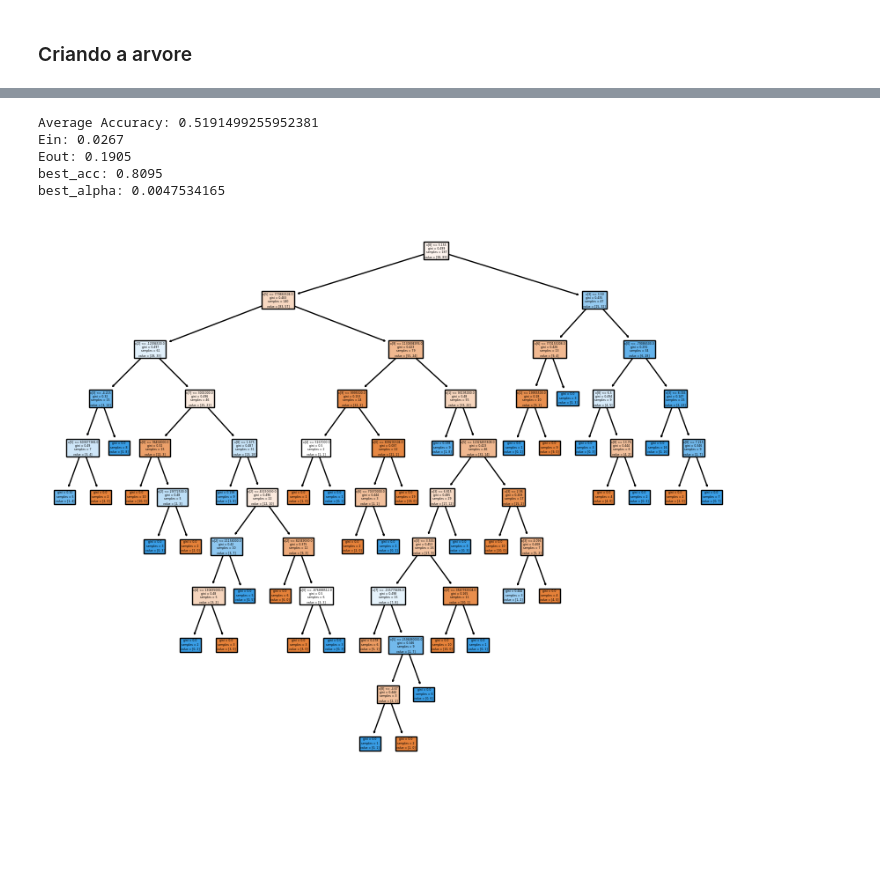
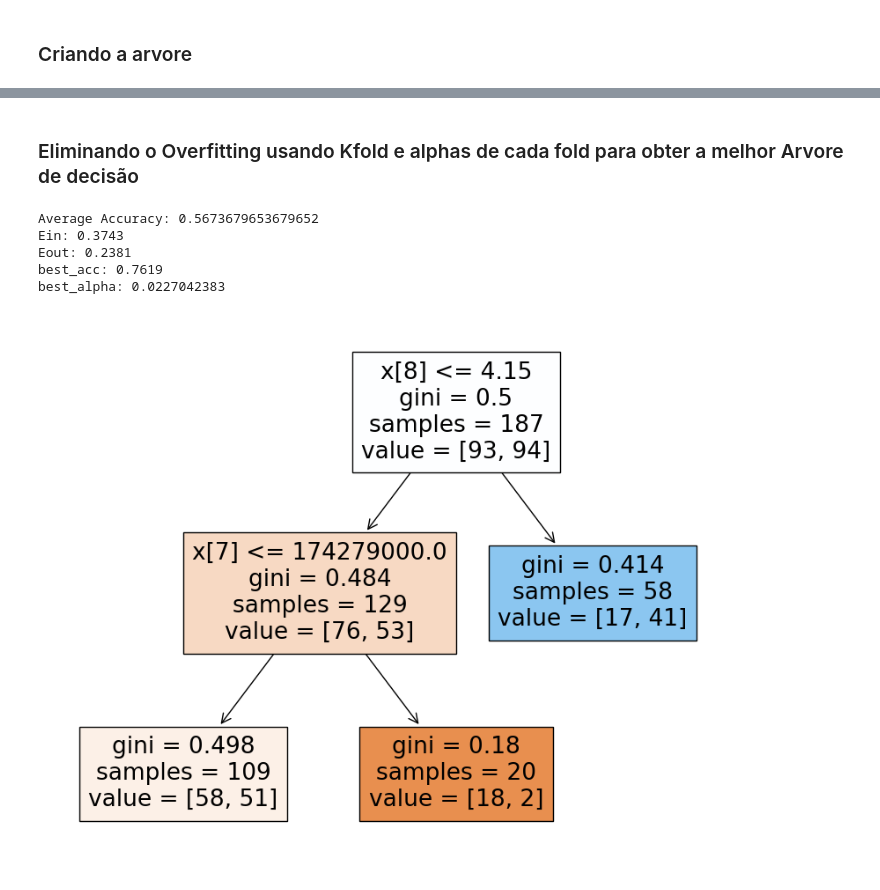
Before and after one commit to HodricVieira/Reconhecimento-de-digitos-ML-2023.2, a Jupyter notebook: Projeto 2/arvore_acoes.ipynb, the cells around one changed output, grey strips where cells are left out. Saved outputs shown, nothing was run; the diff lists cells and outputs as text; code cells hidden in the pictures; blank space fills up the shorter version.

```diff
--- a/Projeto 2/arvore_acoes.ipynb
+++ b/Projeto 2/arvore_acoes.ipynb
@@ -115,7 +103,4 @@ Text(0.5, 1.0, 'Total Impurity vs effective alpha for training set')
 # %%
-# Remove a última entrada de ccp_alphas
-ccp_alphas = ccp_alphas[:-1]
-
 # Loop para treinar uma árvore de decisão para cada valor de ccp_alpha
 trees = []
 for alpha in ccp_alphas:
@@ -127,3 +112,28 @@ for alpha in ccp_alphas:
 
     # Adiciona a árvore treinada à lista de árvores
     trees.append(clf)
+
+train_scores = [clf.score(X_train, Y_train) for clf in trees]
+val_scores = []
+
+best_score = 0
+best_alpha = 1
+
+for i in range(len(trees)):
+    score = trees[i].score(X_val, Y_val)
+    val_scores.append(score)
+    if score > best_score:
+        best_score = score
+        best_alpha = ccp_alphas[i]
+
+print(f'--> Best score: {best_score:.6f}')
+print(f'--> Best alpha: {best_alpha:.10f}')
+
+fig, ax = plt.subplots()
+ax.set_xlabel("alpha")
+ax.set_ylabel("accuracy")
+ax.set_title("Accuracy vs alpha for training and testing sets")
+ax.plot(ccp_alphas, train_scores, marker="o", label="train", drawstyle="steps-post")
+ax.plot(ccp_alphas, val_scores, marker="o", label="validation", drawstyle="steps-post")
+ax.legend()
+plt.show()
@@ -187,3 +169,5 @@ weighted avg       0.54      0.55      0.54        66
+# %% [markdown]
+### Eliminando o Overfitting usando Kfold e alphas de cada fold para obter a melhor Arvore de decisão
 # %%
 RANDOM_STATE = 3
 best_acc = 0
@@ -199,45 +183,46 @@ for train_index, test_index in skf.split(X_train, Y_train):
     X_train_fold, X_test_fold = X_train[train_index], X_train[test_index]
     y_train_fold, y_test_fold = Y_train[train_index], Y_train[test_index]
 
+    # Calcula o caminho de custo-complexidade para cada fold e armazena os valores de ccp_alpha
     path = clf.cost_complexity_pruning_path(X_train_fold, y_train_fold)
     ccp_alphas, impurities = path.ccp_alphas, path.impurities
-    ccp_alphas = ccp_alphas[:-1]
 
     for alpha in ccp_alphas:
-        # Criando a arquitetura da arvore
+        # Cria a arquitetura da arvore
         model = DecisionTreeClassifier(random_state=RANDOM_STATE, ccp_alpha=alpha)
 
         # Treina o modelo
         clf = model.fit(X_train_fold, y_train_fold)
 
         # Avalia o modelo
         accuracy = accuracy_score(y_test_fold, clf.predict(X_test_fold))
         accuracies.append(accuracy)
 
+        # Salva o melhor modelo
         if accuracy > best_acc:
             best_acc = accuracy
             best_model = clf
             best_alpha = alpha
             Ein = 1 - accuracy_score(y_train_fold, clf.predict(X_train_fold))
             Eout = 1 - accuracy
 
 
 # Calcula a acurácia média
 avg_accuracy = np.mean(accuracies)
 print("Average Accuracy:", avg_accuracy)
 
 print('Ein: %0.4f' % Ein)
 print('Eout: %0.4f' % Eout)
 print('best_acc: %0.4f' % best_acc)
 print('best_alpha: %0.10f' % best_alpha)
 #print(classification_report(y_test_fold, clf.predict(X_test_fold)))
 plt.figure(figsize=(10, 8))
 plot_tree(best_model, filled=True)
 plt.show()
 # %% [output]
-Average Accuracy: 0.5191499255952381
-Ein: 0.0267
-Eout: 0.1905
-best_acc: 0.8095
-best_alpha: 0.0047534165
+Average Accuracy: 0.5673679653679652
+Ein: 0.3743
+Eout: 0.2381
+best_acc: 0.7619
+best_alpha: 0.0227042383
-[figure, old version]
+[figure, new version]
```
Also changed, not shown: parts of 11 cells of this notebook, 2 other files.
